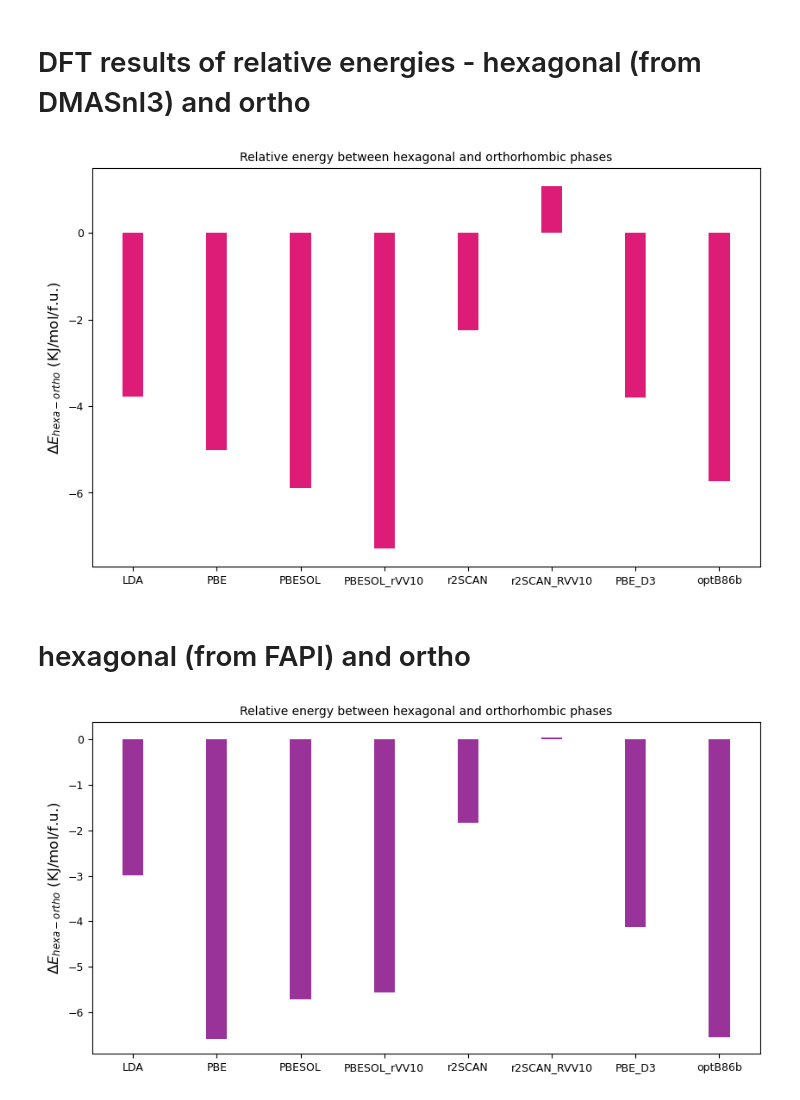
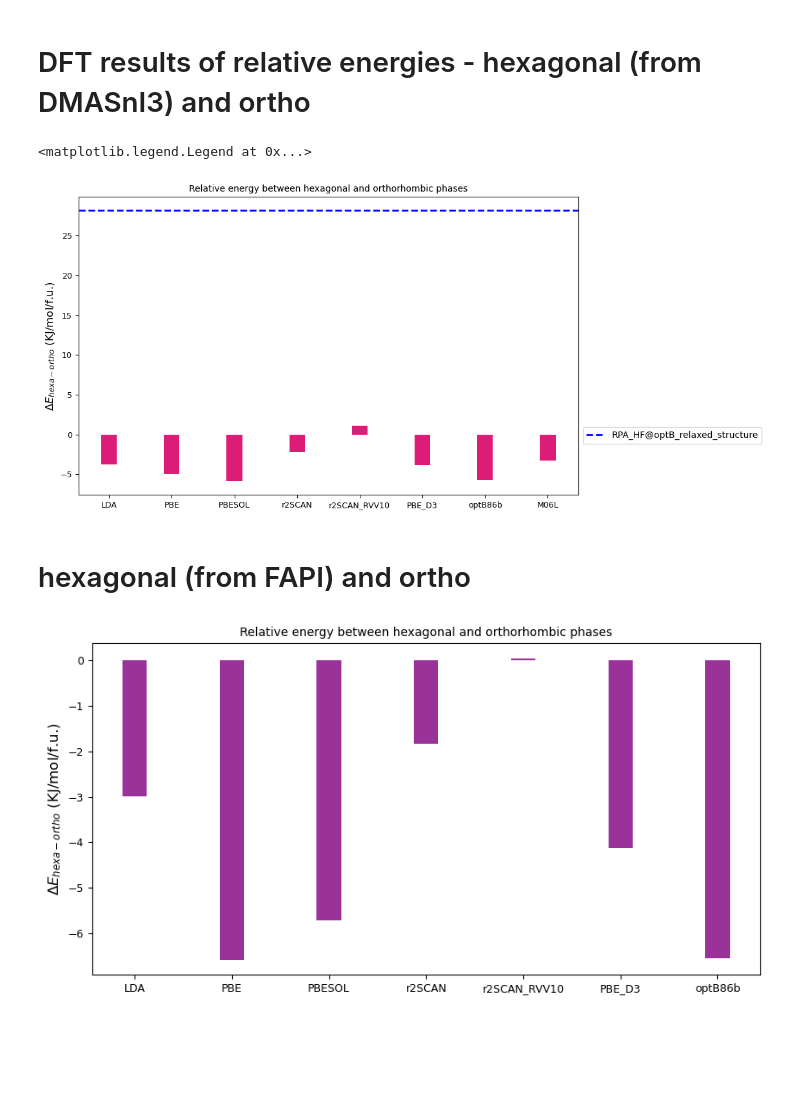
Before and after one commit to paramvir3/Crystal-Structures-Halide-perovskite, a Jupyter notebook: FASnI3/structures_from_maria_loi/final_structures_as_per_experiments/structure.ipynb, the cells around one changed output. Drawn from its saved outputs; the diff is of its cells as text; code cells hidden in the pictures; blank space fills up the shorter version.

```diff
--- a/FASnI3/structures_from_maria_loi/final_structures_as_per_experiments/structure.ipynb
+++ b/FASnI3/structures_from_maria_loi/final_structures_as_per_experiments/structure.ipynb
@@ -274,44 +274,44 @@ Text(0, 0.5, 'y[$\\AA$]')
 # %% [markdown]
 # DFT results of relative energies - hexagonal (from DMASnI3) and ortho
 # %%
-name = ['LDA', 'PBE', 'PBESOL', 'PBESOL_rVV10', 'r2SCAN', 'r2SCAN_RVV10', 'PBE_D3', 'optB86b']
+name = ['LDA', 'PBE', 'PBESOL', 'r2SCAN', 'r2SCAN_RVV10', 'PBE_D3', 'optB86b', 'M06L']
 
 
 final_cubic_delta = [(241.81004223 -241.96707870)*96.491566/4,
                      (222.43788459 -222.64554959)*96.491566/4, \
                      (229.09627324 -229.34072046)*96.491566/4, \
-                     (188.01401242 -188.31622016)*96.491566/4, \
                      (593.76925033 -593.86278204)*96.491566/4, \
                      (587.02888071 -586.98451639)*96.491566/4, \
                      (228.21266711 -228.37060606)*96.491566/4, \
-                     (168.94102868 -169.17834927)*96.491566/4]
+                     (168.94102868 -169.17834927)*96.491566/4, \
+                     (550.21102947 -550.34811540)*96.491566/4]
 
 fig, (ax) = plt.subplots(figsize=(10,6))
 
 ax.bar(name,final_cubic_delta, color='#dd1c77', width = 0.25, alpha=1.0)
 
-#plt.axhline(y = (689.26573110-688.09769277)*96.491566/4, color = 'b', linestyle = '--', lw=2, label='RPA@optB86b')
+plt.axhline(y = (689.26573110-688.09769277)*96.491566/4, color = 'b', linestyle = '--', lw=2, label='RPA_HF@optB_relaxed_structure')
 #plt.axhline(y =(332.23421324-333.29082568)*96.491566/4 , color = 'g', linestyle = '--', lw=2, label='RPA@PBE')
 
 ax.set_ylabel('$\Delta E_{hexa - ortho}$ (KJ/mol/f.u.)', fontsize = 12)
 ax.set_title('Relative energy between hexagonal and orthorhombic phases', fontsize=10)
 ax.tick_params(labelsize=9)
 
-#ax.legend(loc='center left', bbox_to_anchor=(1.0, 0.2))
+ax.legend(loc='center left', bbox_to_anchor=(1.0, 0.2))
 
 #plt.savefig('relative_energy_hexagonal_ortho.png')
 # %% [output]
+<matplotlib.legend.Legend at 0x...>
-[figure, old version]
+[figure, new version]
 # %% [markdown]
 # hexagonal (from FAPI) and ortho
 # %%
-name = ['LDA', 'PBE', 'PBESOL', 'PBESOL_rVV10','r2SCAN', 'r2SCAN_RVV10', 'PBE_D3', 'optB86b']
+name = ['LDA', 'PBE', 'PBESOL','r2SCAN', 'r2SCAN_RVV10', 'PBE_D3', 'optB86b']
 
 
 final_cubic_delta = [(241.81004223 -241.93429021)*96.491566/4,
                      (222.43788459 -222.71083200)*96.491566/4, \
                      (229.09627324 -229.33305125)*96.491566/4, \
-                     (188.01401242 -188.24493099)*96.491566/4, \
                      (593.76925033 -593.84556537)*96.491566/4, \
                      (587.02888071 -587.02700279)*96.491566/4, \
                      (228.21266711 -228.38358695)*96.491566/4, \
@@ -332,4 +332,4 @@ ax.tick_params(labelsize=9)
 
 #plt.savefig('relative_energy_hexagonal_ortho.png')
 # %% [output]
-[figure, old version]
+[figure, new version]
```
Also changed, not shown: 14 other files.
